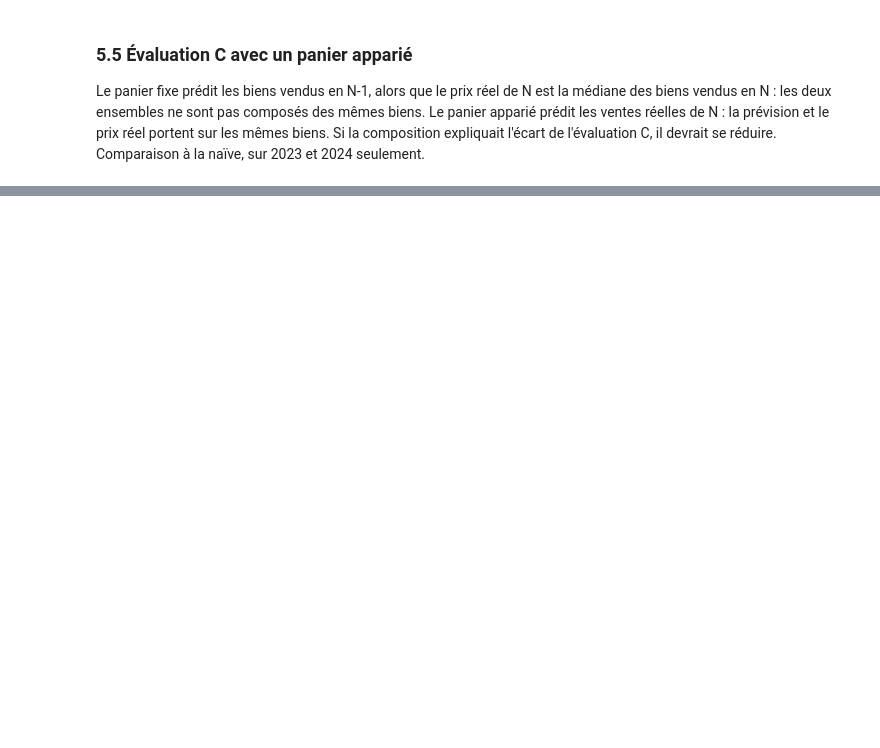
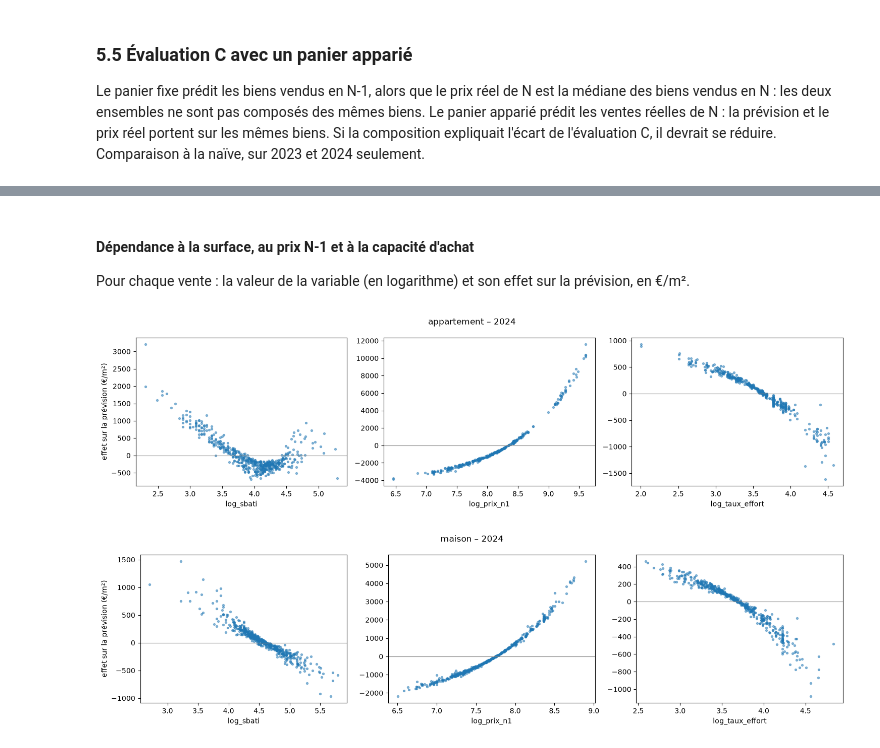
Before and after one commit to cecile-learns/projet_compagnon, a Jupyter notebook: 03_modelisation/3_tour2/H7_modele_par_vente.ipynb, the cells around one changed output, grey strips where cells are left out. Saved outputs shown, nothing was run; the diff lists cells and outputs as text; code cells hidden in the pictures; blank space fills up the shorter version.

```diff
--- a/03_modelisation/3_tour2/H7_modele_par_vente.ipynb
+++ b/03_modelisation/3_tour2/H7_modele_par_vente.ipynb
@@ -1006,0 +1788,19 @@ importances.pivot_table(index="bloc", columns=["type de bien", "année jugée"],
+# %% [markdown]
+#### Dépendance à la surface, au prix N-1 et à la capacité d'achat
+Pour chaque vente : la valeur de la variable (en logarithme) et son effet sur la prévision, en €/m².
+# %%
+for type_bien in ["appartement", "maison"]:
+    explication, expliquees = shap_v4[(annee_vue, type_bien)]
+    fig, axes = plt.subplots(1, 3, figsize=(15, 4))
+    for ax, variable in zip(axes, ["log_sbati", "log_prix_n1", "log_taux_effort"]):
+        j = expliquees.columns.get_loc(variable)
+        ax.scatter(expliquees[variable], explication.values[:, j], s=8, alpha=0.5)
+        ax.axhline(0, color="grey", linewidth=0.8)
+        ax.set_xlabel(variable)
+    axes[0].set_ylabel("effet sur la prévision (€/m²)")
+    fig.suptitle(f"{type_bien} – {annee_vue}")
+    plt.tight_layout()
+    plt.show()
+# %% [output]
+[figure, added]
+[figure, added]
```
Also changed, not shown: parts of 62 cells of this notebook.
